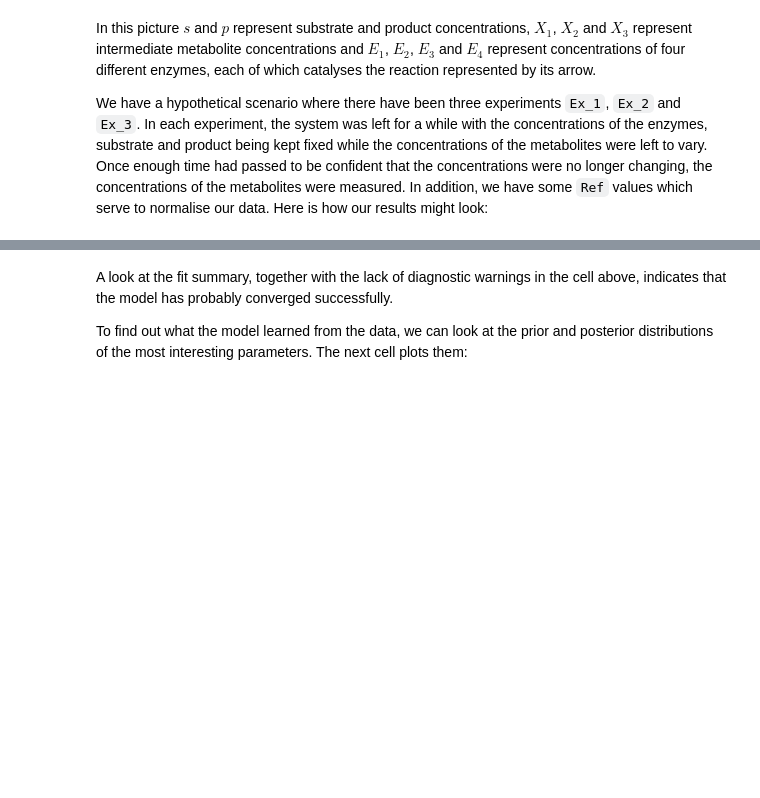
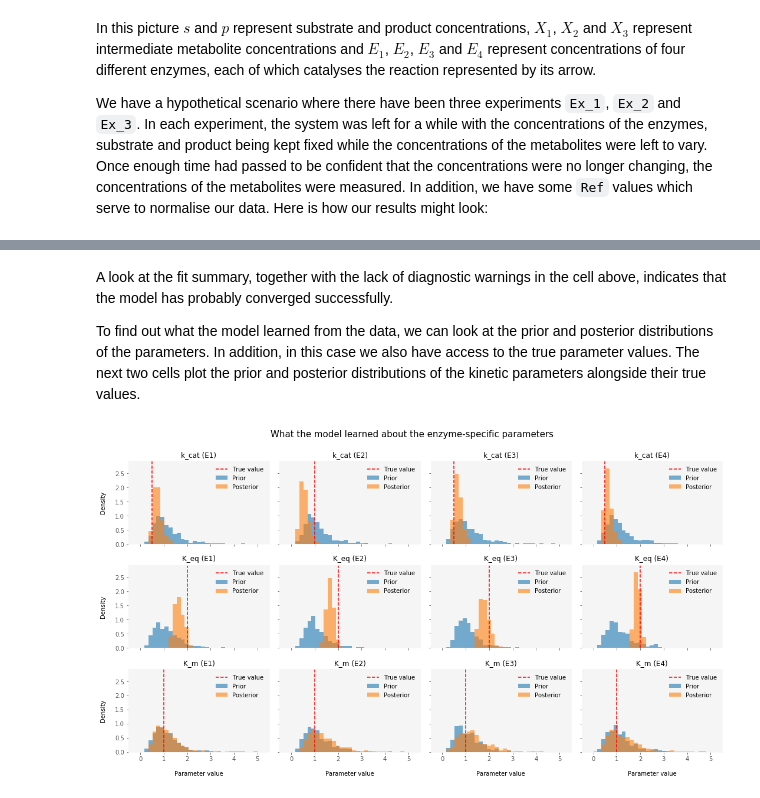
Before and after one commit to teddygroves/stan_ode_example, a Jupyter notebook: Stan steady state example.ipynb, the cells around one changed output, grey strips where cells are left out. Saved outputs shown, nothing was run; the diff lists cells and outputs as text; code cells hidden in the pictures; blank space fills up the shorter version.

```diff
--- a/Stan steady state example.ipynb
+++ b/Stan steady state example.ipynb
@@ -252,30 +270,42 @@ RuntimeError: Exception: algebra_solver: the norm of the algebraic function is:
 # %% [markdown]
 A look at the fit summary, together with the lack of diagnostic warnings in the cell above, indicates that the model has probably converged successfully.
 
-To find out what the model learned from the data, we can look at the prior and posterior distributions of the most interesting parameters. The next cell plots them:
+To find out what the model learned from the data, we can look at the prior and posterior distributions of the parameters. In addition, in this case we also have access to the true parameter values. The next two cells plot the prior and posterior distributions of the kinetic parameters alongside their true values.
 # %%
 parameters = ['k_cat', 'K_eq', 'K_m']
+
+true_enzyme_specific_parameter_values = pd.DataFrame({
+    'k_cat': [0.5, 1, 0.5, 0.5],
+    'K_eq': 2,
+    'K_m': 1
+}, index=['E1', 'E2', 'E3', 'E4'])
+
+true_K_I_value = 1
 
 bins = np.linspace(0, 5, 30)
 
 f, axes = plt.subplots(3, 4, figsize=[15, 8], sharex=True, sharey=True)
 
 for row, par in zip(axes, parameters):
     samples_prior = infd.prior[par].to_dataframe().unstack()[par]
     samples_posterior = infd.posterior[par].to_dataframe().unstack()[par]
     for enzyme, ax in zip(enzymes, row):
         h_prior = ax.hist(samples_prior[enzyme], alpha=0.6, bins=bins, density=True, label='Prior')
         h_posterior = ax.hist(samples_posterior[enzyme], alpha=0.6, bins=bins, density=True, label='Posterior')
+        true_value_line = ax.axvline(true_enzyme_specific_parameter_values.loc[enzyme, par],
+                                     color='r', label='True value', linestyle='--')
         if ax == row[0]:
             ax.set_ylabel('Density')
         if ax in axes[-1]:
             ax.set_xlabel('Parameter value')
         ax.set_title(f'{par} ({enzyme})', y=0.85)
         leg = ax.legend(frameon=False)
 
 f.suptitle("What the model learned about the enzyme-specific parameters", fontsize=15, y=1.04)
 plt.tight_layout()
 plt.savefig('output/enzyme_parameter_histograms.png')
+# %% [output]
+[figure, added]
 # %%
 bins = np.linspace(0, 5, 30)
 par = 'K_I'
```
Also changed, not shown: parts of 22 cells of this notebook, 7 other files.
